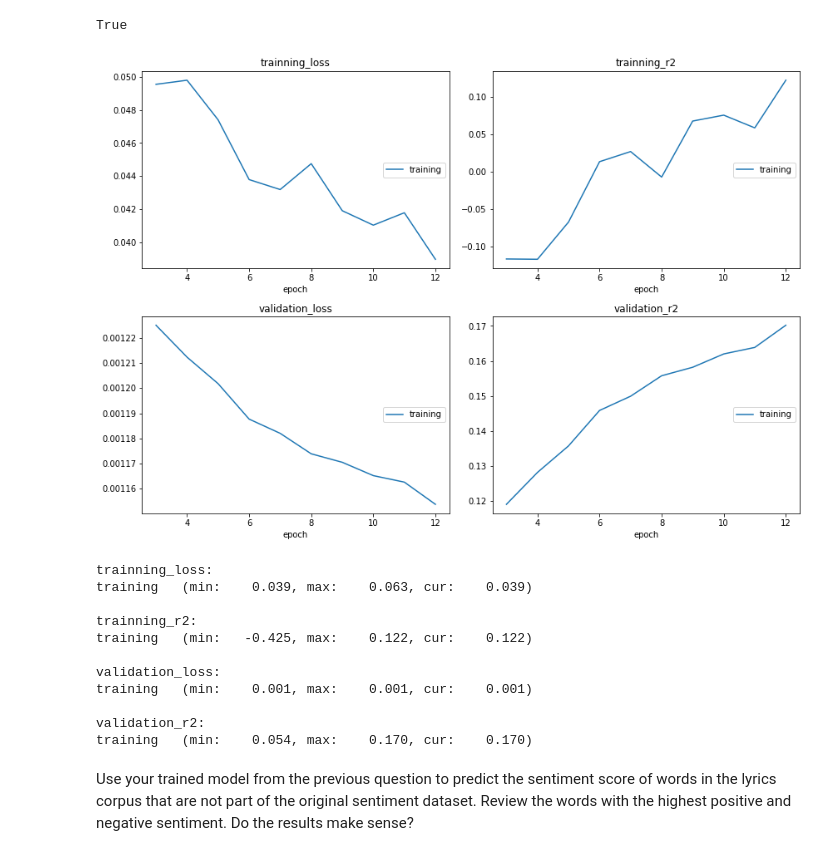
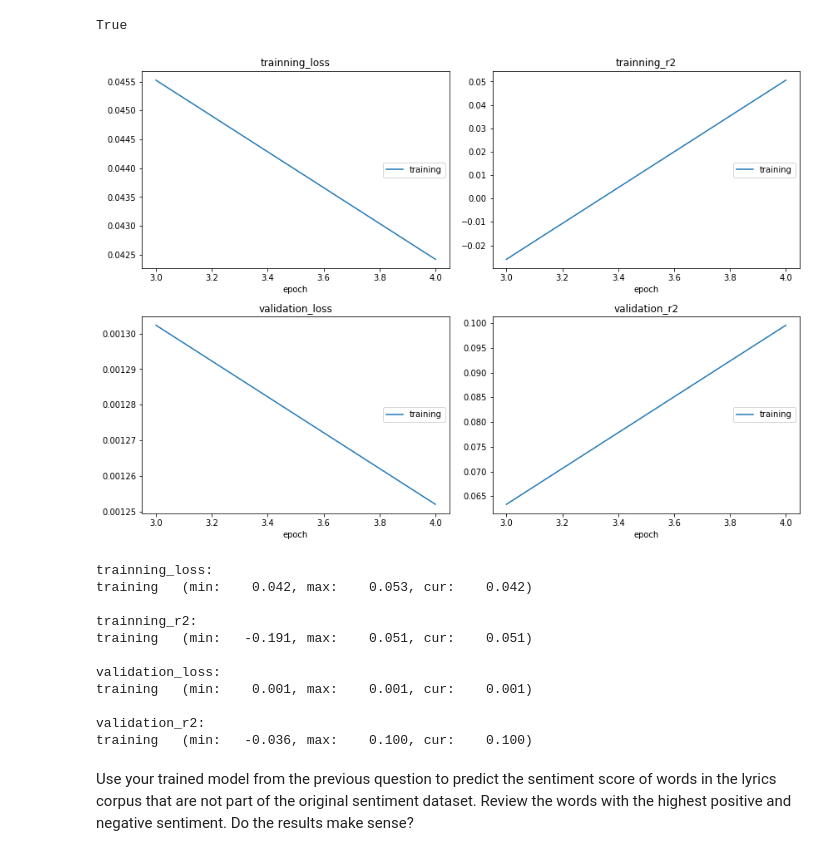
Before and after one commit to gabibu/deeplearnning, a Jupyter notebook: DL_word_embedding_assignment.ipynb, the cells around one changed output. Drawn from its saved outputs; the diff is of its cells as text; code cells hidden in the pictures.

```diff
--- a/DL_word_embedding_assignment.ipynb
+++ b/DL_word_embedding_assignment.ipynb
@@ -380,14 +380,14 @@ class Net(torch.nn.Module):
         super(Net, self).__init__()
         self.hidden = torch.nn.Linear(n_feature, n_hidden)
         self.predict = torch.nn.Linear(n_hidden, n_output)
-        self.dropout1 = nn.Dropout(p=0.5)
-        self.dropout2 = nn.Dropout(p=0.5)
+        self.dropout1 = nn.Dropout(p=0.2)
+        self.dropout2 = nn.Dropout(p=0.2)
 
 
     def forward(self, x):
+        x = self.dropout1(x)
+        x = F.relu(self.hidden(x))
         x = self.dropout2(x)
-        x = F.relu(self.hidden(x))
-        x = self.dropout1(x)
         x = self.predict(x)
         return x
 
@@ -424,45 +424,45 @@ for epoch in range(1000):
 
     YPredicted.extend(prediction.detach().cpu().numpy().flatten())
     yTrue.extend(target.detach().cpu().numpy().flatten())
 
     loss.backward()
     optimizer.step()
 
     batchloss += loss.item()
 
   losLog = {}
   losLog['trainning_loss'] = batchloss/len(YPredicted)
 
   r2 = r2_score(yTrue, YPredicted)
   losLog['trainning_r2'] = r2
 
   valLoss, valR2 = score(net, test_data_loader, loss_func )
 
   losLog['validation_loss'] = valLoss
   losLog['validation_r2'] = valR2
 
   liveloss.update(losLog)
   liveloss.draw()
 
 
 
 
 
 # print('validation loss {}'.format(valLoss))
 # print('validation r2 {}'.format(valR2))
 # %% [output]
-[figure, old version]
+[figure, new version]
 trainning_loss:
-training   (min:    0.039, max:    0.063, cur:    0.039)
+training   (min:    0.042, max:    0.053, cur:    0.042)
 
 trainning_r2:
-training   (min:   -0.425, max:    0.122, cur:    0.122)
+training   (min:   -0.191, max:    0.051, cur:    0.051)
 
 validation_loss:
 training   (min:    0.001, max:    0.001, cur:    0.001)
 
 validation_r2:
-training   (min:    0.054, max:    0.170, cur:    0.170)
+training   (min:   -0.036, max:    0.100, cur:    0.100)
 # %% [markdown]
 Use your trained model from the previous question to predict the sentiment score of words in the lyrics corpus that are not part of the original sentiment dataset. Review the words with the highest positive and negative sentiment. Do the results make sense?
 # %% [markdown]
```
